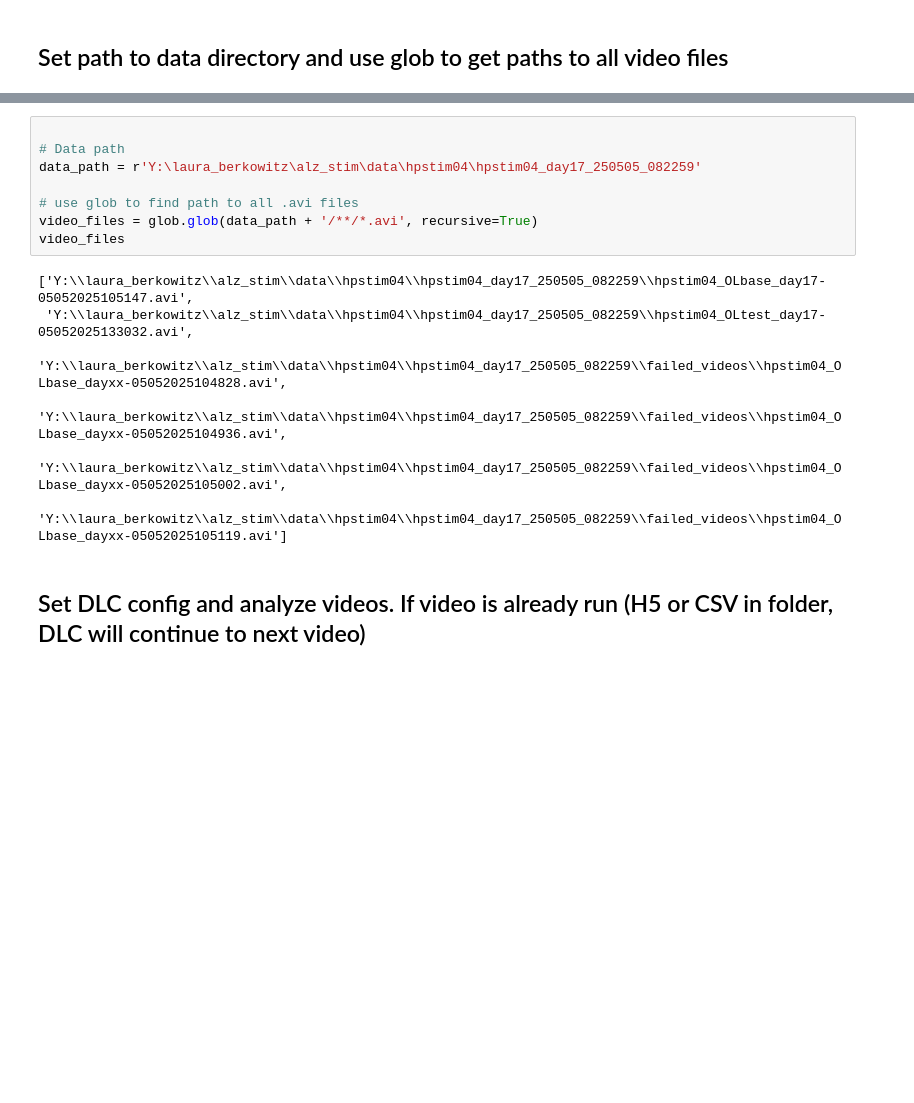
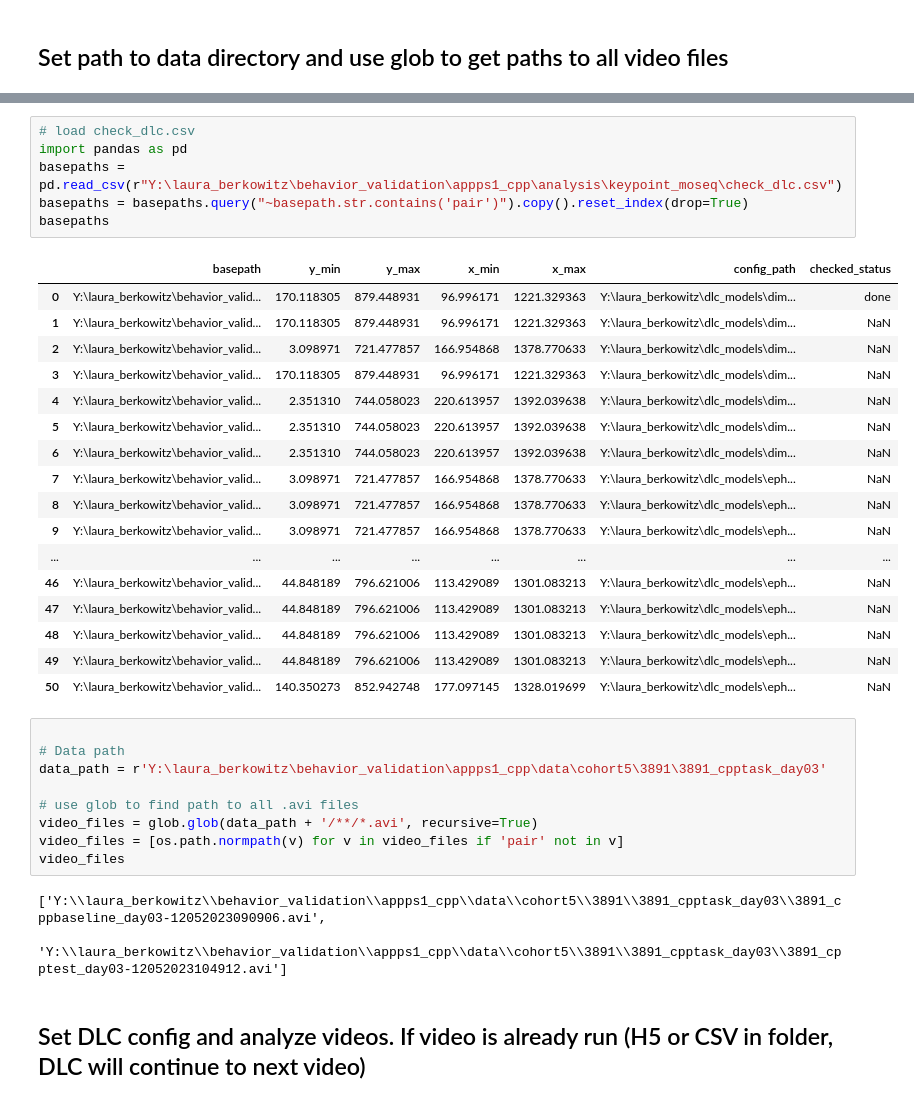
Before and after one commit to lolaBerkowitz/SNLab_ephys, a Jupyter notebook: behavior/batch_dlc.ipynb, the cells around one changed output, grey strips where cells are left out. Drawn from its saved outputs; the diff is of its cells as text; blank space fills up the shorter version.

```diff
--- a/behavior/batch_dlc.ipynb
+++ b/behavior/batch_dlc.ipynb
@@ -24,17 +62,38 @@ r"D:\DLC_analysis\multianimal_OL-berkowitz-2022-04-30\config.yaml"
+# %%
+# load check_dlc.csv
+import pandas as pd
+basepaths = pd.read_csv(r"Y:\laura_berkowitz\behavior_validation\appps1_cpp\analysis\keypoint_moseq\check_dlc.csv")
+basepaths = basepaths.query("~basepath.str.contains('pair')").copy().reset_index(drop=True)
+basepaths
+# %% [output]
+|  | basepath | y_min | y_max | x_min | x_max | config_path | checked_status |
+| 0 | Y:\laura_berkowitz\behavior_valid... | 170.118305 | 879.448931 | 96.996171 | 1221.329363 | Y:\laura_berkowitz\dlc_models\dim... | done |
+| 1 | Y:\laura_berkowitz\behavior_valid... | 170.118305 | 879.448931 | 96.996171 | 1221.329363 | Y:\laura_berkowitz\dlc_models\dim... | NaN |
+| 2 | Y:\laura_berkowitz\behavior_valid... | 3.098971 | 721.477857 | 166.954868 | 1378.770633 | Y:\laura_berkowitz\dlc_models\dim... | NaN |
+| 3 | Y:\laura_berkowitz\behavior_valid... | 170.118305 | 879.448931 | 96.996171 | 1221.329363 | Y:\laura_berkowitz\dlc_models\dim... | NaN |
+| 4 | Y:\laura_berkowitz\behavior_valid... | 2.351310 | 744.058023 | 220.613957 | 1392.039638 | Y:\laura_berkowitz\dlc_models\dim... | NaN |
+| 5 | Y:\laura_berkowitz\behavior_valid... | 2.351310 | 744.058023 | 220.613957 | 1392.039638 | Y:\laura_berkowitz\dlc_models\dim... | NaN |
+| 6 | Y:\laura_berkowitz\behavior_valid... | 2.351310 | 744.058023 | 220.613957 | 1392.039638 | Y:\laura_berkowitz\dlc_models\dim... | NaN |
+| 7 | Y:\laura_berkowitz\behavior_valid... | 3.098971 | 721.477857 | 166.954868 | 1378.770633 | Y:\laura_berkowitz\dlc_models\eph... | NaN |
+| 8 | Y:\laura_berkowitz\behavior_valid... | 3.098971 | 721.477857 | 166.954868 | 1378.770633 | Y:\laura_berkowitz\dlc_models\eph... | NaN |
+| 9 | Y:\laura_berkowitz\behavior_valid... | 3.098971 | 721.477857 | 166.954868 | 1378.770633 | Y:\laura_berkowitz\dlc_models\eph... | NaN |
+| ... | ... | ... | ... | ... | ... | ... | ... |
+| 46 | Y:\laura_berkowitz\behavior_valid... | 44.848189 | 796.621006 | 113.429089 | 1301.083213 | Y:\laura_berkowitz\dlc_models\eph... | NaN |
+| 47 | Y:\laura_berkowitz\behavior_valid... | 44.848189 | 796.621006 | 113.429089 | 1301.083213 | Y:\laura_berkowitz\dlc_models\eph... | NaN |
+| 48 | Y:\laura_berkowitz\behavior_valid... | 44.848189 | 796.621006 | 113.429089 | 1301.083213 | Y:\laura_berkowitz\dlc_models\eph... | NaN |
+| 49 | Y:\laura_berkowitz\behavior_valid... | 44.848189 | 796.621006 | 113.429089 | 1301.083213 | Y:\laura_berkowitz\dlc_models\eph... | NaN |
+| 50 | Y:\laura_berkowitz\behavior_valid... | 140.350273 | 852.942748 | 177.097145 | 1328.019699 | Y:\laura_berkowitz\dlc_models\eph... | NaN |
 # %%
 
 # Data path
-data_path = r'Y:\laura_berkowitz\alz_stim\data\hpstim04\hpstim04_day17_250505_082259'
+data_path = r'Y:\laura_berkowitz\behavior_validation\appps1_cpp\data\cohort5\3891\3891_cpptask_day03'
 
 # use glob to find path to all .avi files
 video_files = glob.glob(data_path + '/**/*.avi', recursive=True)
+video_files = [os.path.normpath(v) for v in video_files if 'pair' not in v]
 video_files
 # %% [output]
-['Y:\\laura_berkowitz\\alz_stim\\data\\hpstim04\\hpstim04_day17_250505_082259\\hpstim04_OLbase_day17-05052025105147.avi',
- 'Y:\\laura_berkowitz\\alz_stim\\data\\hpstim04\\hpstim04_day17_250505_082259\\hpstim04_OLtest_day17-05052025133032.avi',
- 'Y:\\laura_berkowitz\\alz_stim\\data\\hpstim04\\hpstim04_day17_250505_082259\\failed_videos\\hpstim04_OLbase_dayxx-05052025104828.avi',
- 'Y:\\laura_berkowitz\\alz_stim\\data\\hpstim04\\hpstim04_day17_250505_082259\\failed_videos\\hpstim04_OLbase_dayxx-05052025104936.avi',
- 'Y:\\laura_berkowitz\\alz_stim\\data\\hpstim04\\hpstim04_day17_250505_082259\\failed_videos\\hpstim04_OLbase_dayxx-05052025105002.avi',
- 'Y:\\laura_berkowitz\\alz_stim\\data\\hpstim04\\hpstim04_day17_250505_082259\\failed_videos\\hpstim04_OLbase_dayxx-05052025105119.avi']
+['Y:\\laura_berkowitz\\behavior_validation\\appps1_cpp\\data\\cohort5\\3891\\3891_cpptask_day03\\3891_cppbaseline_day03-12052023090906.avi',
+ 'Y:\\laura_berkowitz\\behavior_validation\\appps1_cpp\\data\\cohort5\\3891\\3891_cpptask_day03\\3891_cpptest_day03-12052023104912.avi']
 # %% [markdown]
 ## Set DLC config and analyze videos. If video is already run (H5 or CSV in folder, DLC will continue to next video)
```
Also changed, not shown: parts of 7 cells of this notebook.
